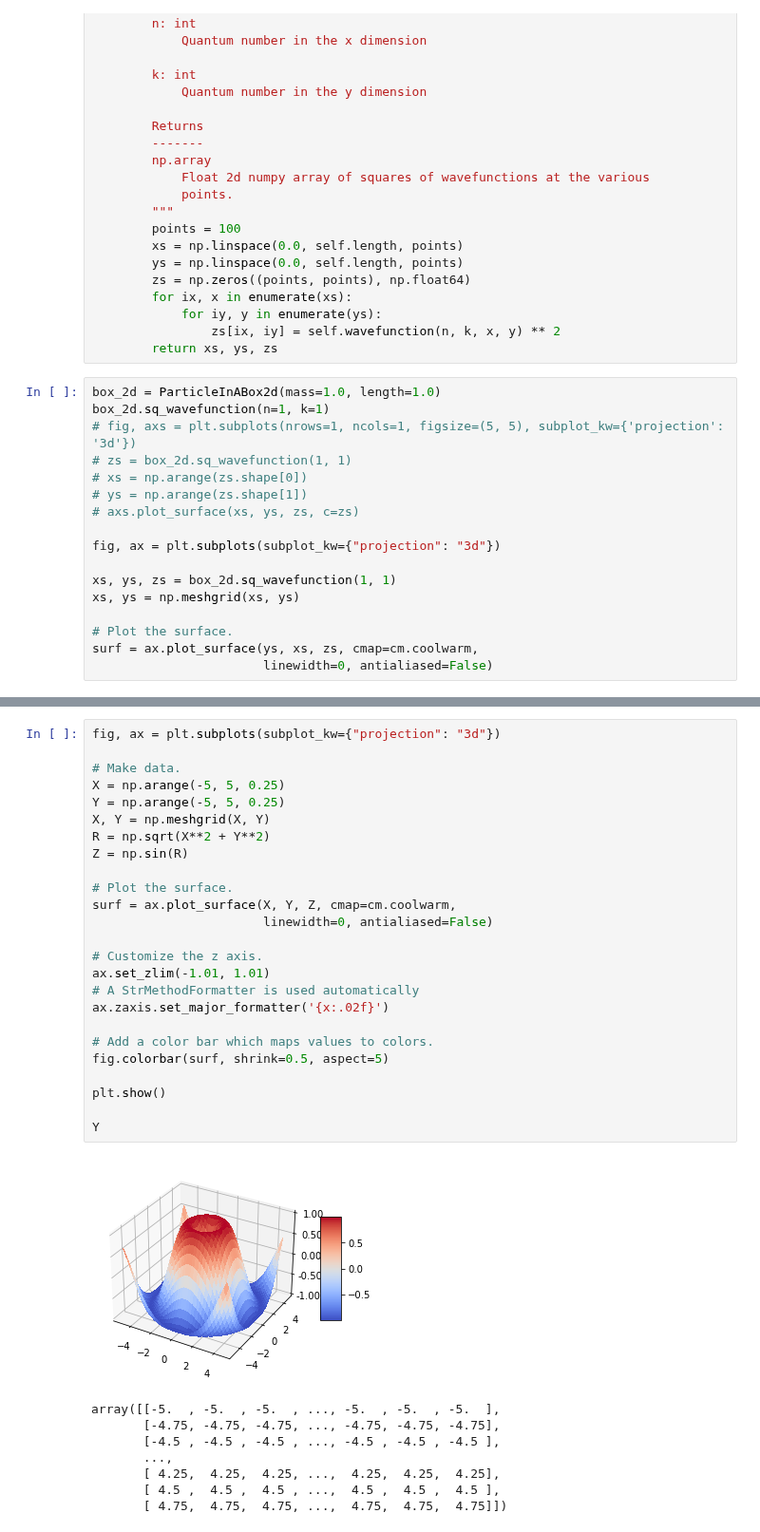
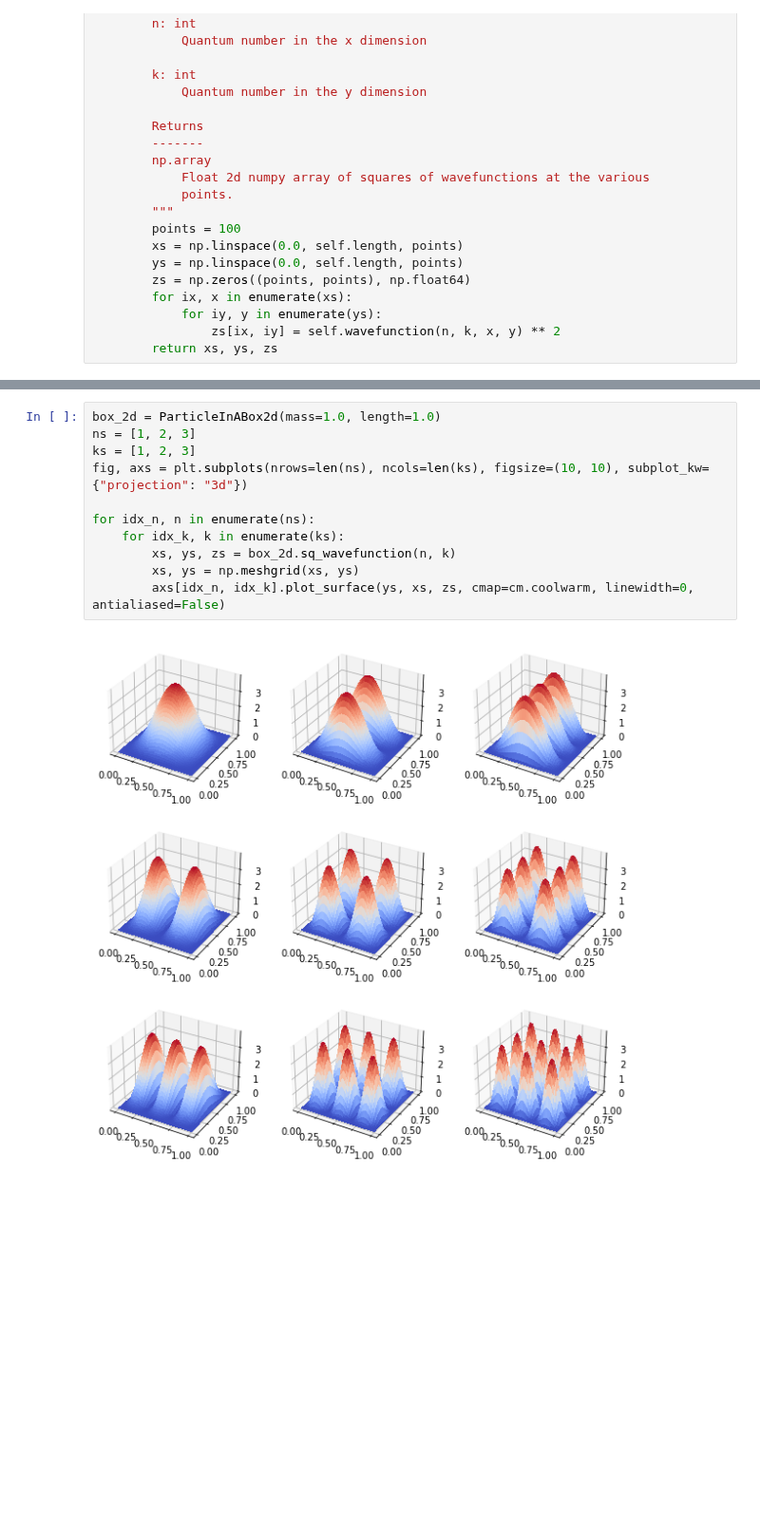
Before and after one commit to akey7/basic-quantum-models, a Jupyter notebook: notebooks/2d-particle-in-box.ipynb, the cells around one changed output, grey strips where cells are left out. Shown at 95% size. Cells and saved outputs as stored; diff of their text form; blank space fills up the shorter version.

Commit message:
Update 2d-particle-in-box.ipynb
Plotting multiple states of 2d particle in box.

```diff
--- a/notebooks/2d-particle-in-box.ipynb
+++ b/notebooks/2d-particle-in-box.ipynb
@@ -65,20 +65,3 @@ class ParticleInABox2d:
             for iy, y in enumerate(ys):
                 zs[ix, iy] = self.wavefunction(n, k, x, y) ** 2
         return xs, ys, zs
-# %%
-box_2d = ParticleInABox2d(mass=1.0, length=1.0)
-box_2d.sq_wavefunction(n=1, k=1)
-# fig, axs = plt.subplots(nrows=1, ncols=1, figsize=(5, 5), subplot_kw={'projection': '3d'})
-# zs = box_2d.sq_wavefunction(1, 1)
-# xs = np.arange(zs.shape[0])
-# ys = np.arange(zs.shape[1])
-# axs.plot_surface(xs, ys, zs, c=zs)
-
-fig, ax = plt.subplots(subplot_kw={"projection": "3d"})
-
-xs, ys, zs = box_2d.sq_wavefunction(1, 1)
-xs, ys = np.meshgrid(xs, ys)
-
-# Plot the surface.
-surf = ax.plot_surface(ys, xs, zs, cmap=cm.coolwarm,
-                       linewidth=0, antialiased=False)
@@ -87,34 +68,13 @@ surf = ax.plot_surface(ys, xs, zs, cmap=cm.coolwarm,
-# %%
-fig, ax = plt.subplots(subplot_kw={"projection": "3d"})
-
-# Make data.
-X = np.arange(-5, 5, 0.25)
-Y = np.arange(-5, 5, 0.25)
-X, Y = np.meshgrid(X, Y)
-R = np.sqrt(X**2 + Y**2)
-Z = np.sin(R)
-
-# Plot the surface.
-surf = ax.plot_surface(X, Y, Z, cmap=cm.coolwarm,
-                       linewidth=0, antialiased=False)
-
-# Customize the z axis.
-ax.set_zlim(-1.01, 1.01)
-# A StrMethodFormatter is used automatically
-ax.zaxis.set_major_formatter('{x:.02f}')
-
-# Add a color bar which maps values to colors.
-fig.colorbar(surf, shrink=0.5, aspect=5)
-
-plt.show()
-
-Y
-# %% [output]
-[figure, removed]
-array([[-5.  , -5.  , -5.  , ..., -5.  , -5.  , -5.  ],
-       [-4.75, -4.75, -4.75, ..., -4.75, -4.75, -4.75],
-       [-4.5 , -4.5 , -4.5 , ..., -4.5 , -4.5 , -4.5 ],
-       ...,
-       [ 4.25,  4.25,  4.25, ...,  4.25,  4.25,  4.25],
-       [ 4.5 ,  4.5 ,  4.5 , ...,  4.5 ,  4.5 ,  4.5 ],
-       [ 4.75,  4.75,  4.75, ...,  4.75,  4.75,  4.75]])
+# %%
+box_2d = ParticleInABox2d(mass=1.0, length=1.0)
+ns = [1, 2, 3]
+ks = [1, 2, 3]
+fig, axs = plt.subplots(nrows=len(ns), ncols=len(ks), figsize=(10, 10), subplot_kw={"projection": "3d"})
+
+for idx_n, n in enumerate(ns):
+    for idx_k, k in enumerate(ks):
+        xs, ys, zs = box_2d.sq_wavefunction(n, k)
+        xs, ys = np.meshgrid(xs, ys)
+        axs[idx_n, idx_k].plot_surface(ys, xs, zs, cmap=cm.coolwarm, linewidth=0, antialiased=False)
+# %% [output]
+[figure, added]
```
Also changed, not shown: parts of 1 cell of this notebook.
